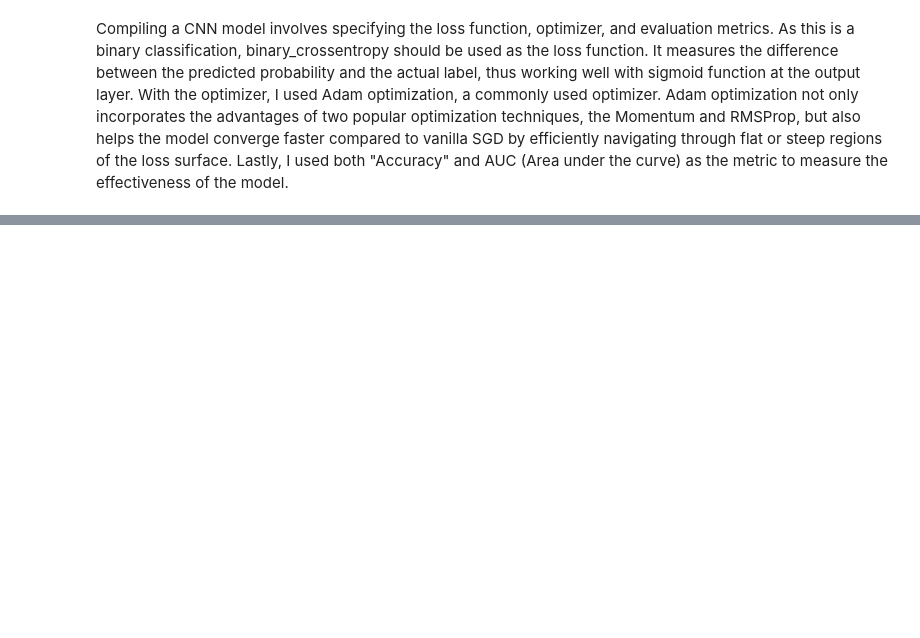
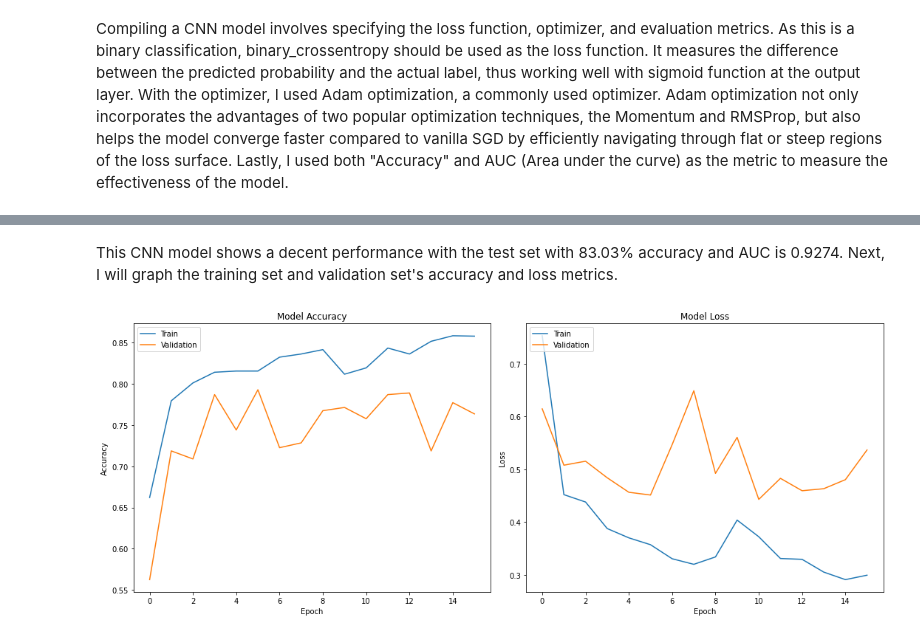
Before and after one commit to taingocbui/Skin-Cancer-Detection-Using-CNN-ResNet50-XGBoost, a Jupyter notebook: project5.ipynb, the cells around one changed output, grey strips where cells are left out. Cells and saved outputs as stored; diff of their text form; code cells hidden in the pictures; blank space fills up the shorter version.

```diff
--- a/project5.ipynb
+++ b/project5.ipynb
@@ -178,7 +187,7 @@ Compiling a CNN model involves specifying the loss function, optimizer, and eval
 # %%
 # Compile the model
 base_model.compile(
-    optimizer=Adam(learning_rate=0.004),
+    optimizer=Adam(learning_rate=0.001),
     loss='binary_crossentropy',
     metrics=['accuracy', AUC(name='auc')]
 )
@@ -187,0 +197,16 @@ early_stopping = EarlyStopping(monitor='val_loss', patience=5, verbose=1, restor
+# %%
+# Early stopping and model checkpoints
+early_stopping = EarlyStopping(monitor='val_loss', patience=5, verbose=1, restore_best_weights=True)
+
+model_checkpoint = ModelCheckpoint('cnn_model_best_weights.h5', save_best_only=True, save_weights_only=True,
+                                   monitor='val_loss', mode='min', verbose=1)
+
+history = base_model.fit(
+    training_set,
+    # Number of steps (batches) in one epoch. Computed as the total samples divided by batch size.
+    steps_per_epoch=training_set.samples // training_set.batch_size,
+    epochs=50,
+    validation_data=validation_set,
+    validation_steps=validation_set.samples // validation_set.batch_size,
+    callbacks=[early_stopping, model_checkpoint]
+)
@@ -187,0 +251,25 @@ early_stopping = EarlyStopping(monitor='val_loss', patience=5, verbose=1, restor
+# %% [markdown]
+This CNN model shows a decent performance with the test set with 83.03% accuracy and AUC is 0.9274. Next, I will graph the training set and validation set's accuracy and loss metrics.
+# %%
+fig, (ax1,ax2) = plt.subplots(nrows = 1, ncols = 2, figsize=(15, 6))
+
+# Plot training & validation accuracy values
+ax1.plot(history.history['accuracy'])
+ax1.plot(history.history['val_accuracy'])
+ax1.set_title('Model Accuracy')
+ax1.set_ylabel('Accuracy')
+ax1.set_xlabel('Epoch')
+ax1.legend(['Train', 'Validation'], loc='upper left')
+
+# # Plot training & validation loss values
+ax2.plot(history.history['loss'])
+ax2.plot(history.history['val_loss'])
+ax2.set_title('Model Loss')
+ax2.set_ylabel('Loss')
+ax2.set_xlabel('Epoch')
+ax2.legend(['Train', 'Validation'], loc='upper left')
+
+plt.tight_layout()
+plt.show()
+# %% [output]
+[figure, added]
```
Also changed, not shown: parts of 11 cells of this notebook, 1 other file.
